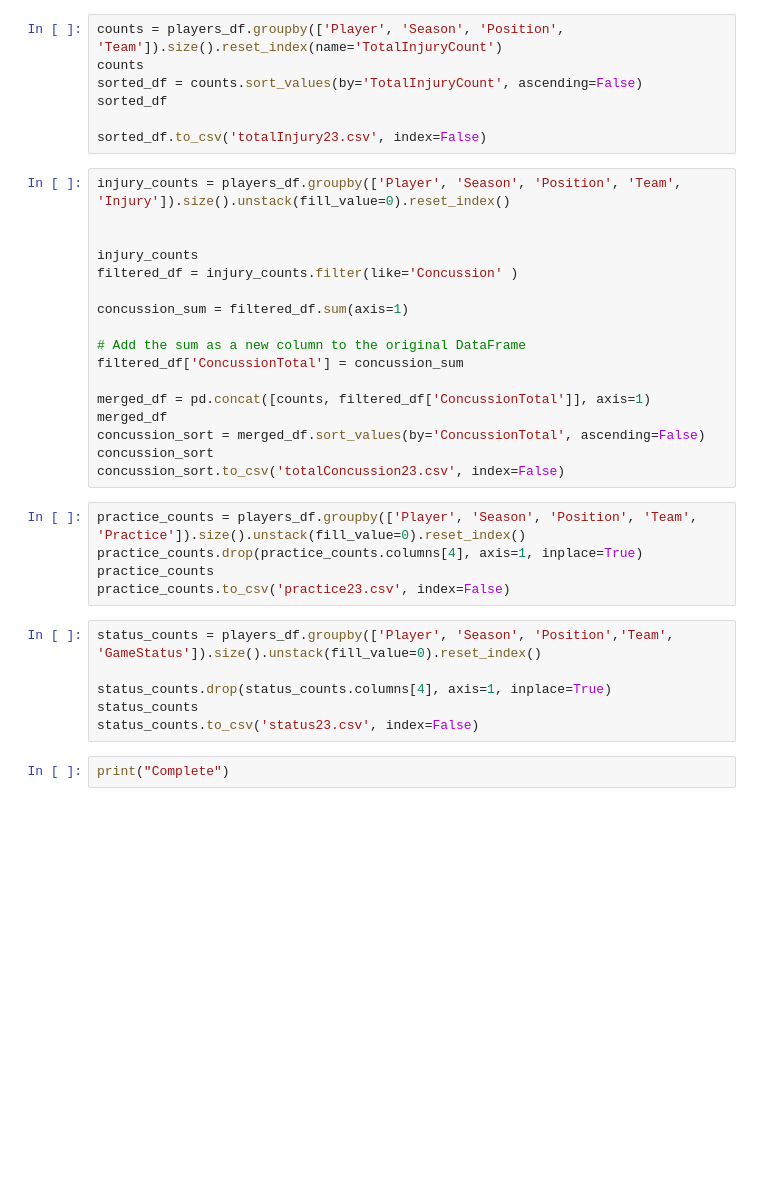
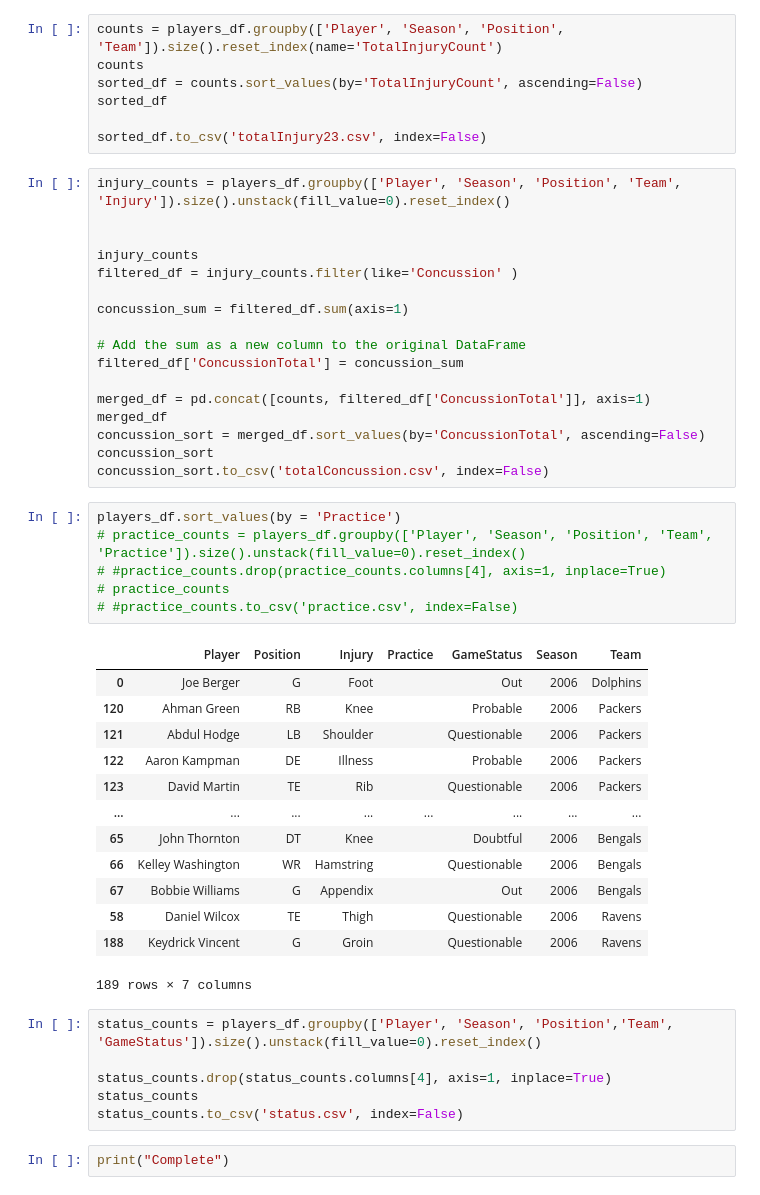
Before and after one commit to immeers/predictive_final_project, a Jupyter notebook: injury_scrape_jupyter.ipynb, the cells around one changed output. Drawn from its saved outputs; the diff is of its cells as text; blank space fills up the shorter version.

```diff
--- a/injury_scrape_jupyter.ipynb
+++ b/injury_scrape_jupyter.ipynb
@@ -124,17 +176,32 @@ merged_df = pd.concat([counts, filtered_df['ConcussionTotal']], axis=1)
 merged_df
 concussion_sort = merged_df.sort_values(by='ConcussionTotal', ascending=False)
 concussion_sort
-concussion_sort.to_csv('totalConcussion23.csv', index=False)
+concussion_sort.to_csv('totalConcussion.csv', index=False)
 # %%
-practice_counts = players_df.groupby(['Player', 'Season', 'Position', 'Team', 'Practice']).size().unstack(fill_value=0).reset_index()
-practice_counts.drop(practice_counts.columns[4], axis=1, inplace=True)
-practice_counts
-practice_counts.to_csv('practice23.csv', index=False)
+players_df.sort_values(by = 'Practice')
+# practice_counts = players_df.groupby(['Player', 'Season', 'Position', 'Team', 'Practice']).size().unstack(fill_value=0).reset_index()
+# #practice_counts.drop(practice_counts.columns[4], axis=1, inplace=True)
+# practice_counts
+# #practice_counts.to_csv('practice.csv', index=False)
+# %% [output]
+|  | Player | Position | Injury | Practice | GameStatus | Season | Team |
+| 0 | Joe Berger | G | Foot |  | Out | 2006 | Dolphins |
+| 120 | Ahman Green | RB | Knee |  | Probable | 2006 | Packers |
+| 121 | Abdul Hodge | LB | Shoulder |  | Questionable | 2006 | Packers |
+| 122 | Aaron Kampman | DE | Illness |  | Probable | 2006 | Packers |
+| 123 | David Martin | TE | Rib |  | Questionable | 2006 | Packers |
+| ... | ... | ... | ... | ... | ... | ... | ... |
+| 65 | John Thornton | DT | Knee |  | Doubtful | 2006 | Bengals |
+| 66 | Kelley Washington | WR | Hamstring |  | Questionable | 2006 | Bengals |
+| 67 | Bobbie Williams | G | Appendix |  | Out | 2006 | Bengals |
+| 58 | Daniel Wilcox | TE | Thigh |  | Questionable | 2006 | Ravens |
+| 188 | Keydrick Vincent | G | Groin |  | Questionable | 2006 | Ravens |
+189 rows × 7 columns
 # %%
 status_counts = players_df.groupby(['Player', 'Season', 'Position','Team', 'GameStatus']).size().unstack(fill_value=0).reset_index()
 
 status_counts.drop(status_counts.columns[4], axis=1, inplace=True)
 status_counts
-status_counts.to_csv('status23.csv', index=False)
+status_counts.to_csv('status.csv', index=False)
 # %%
 print("Complete")
```
Also changed, not shown: parts of 2 cells of this notebook, 4 other files.
